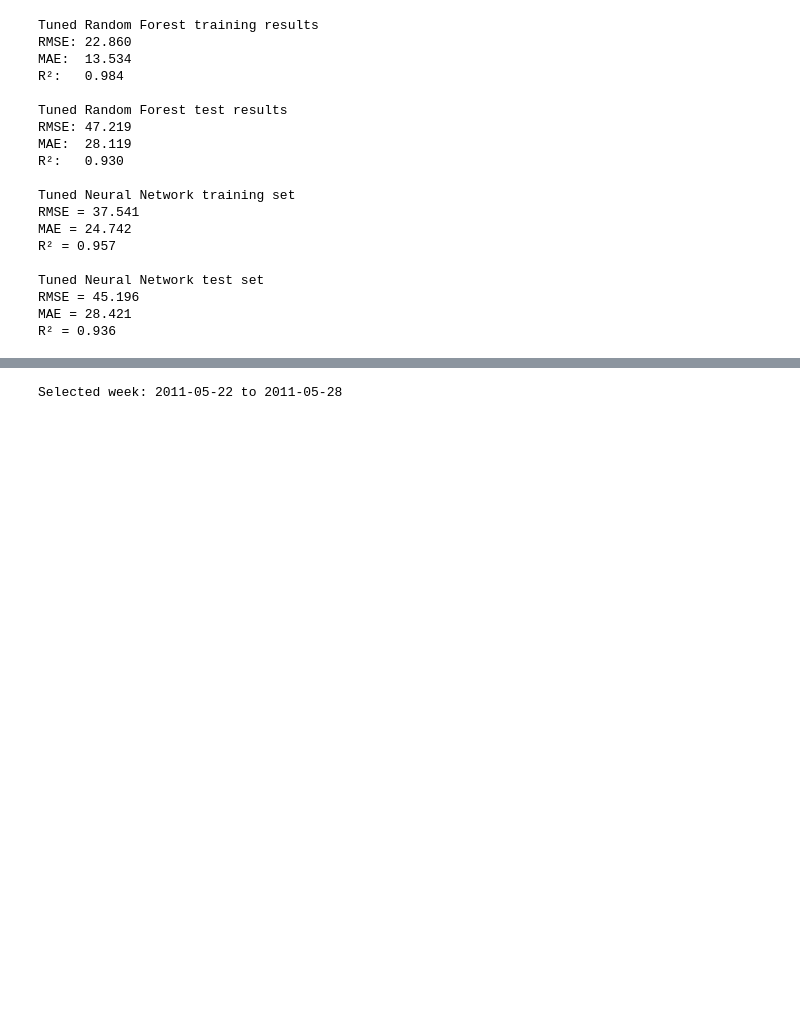
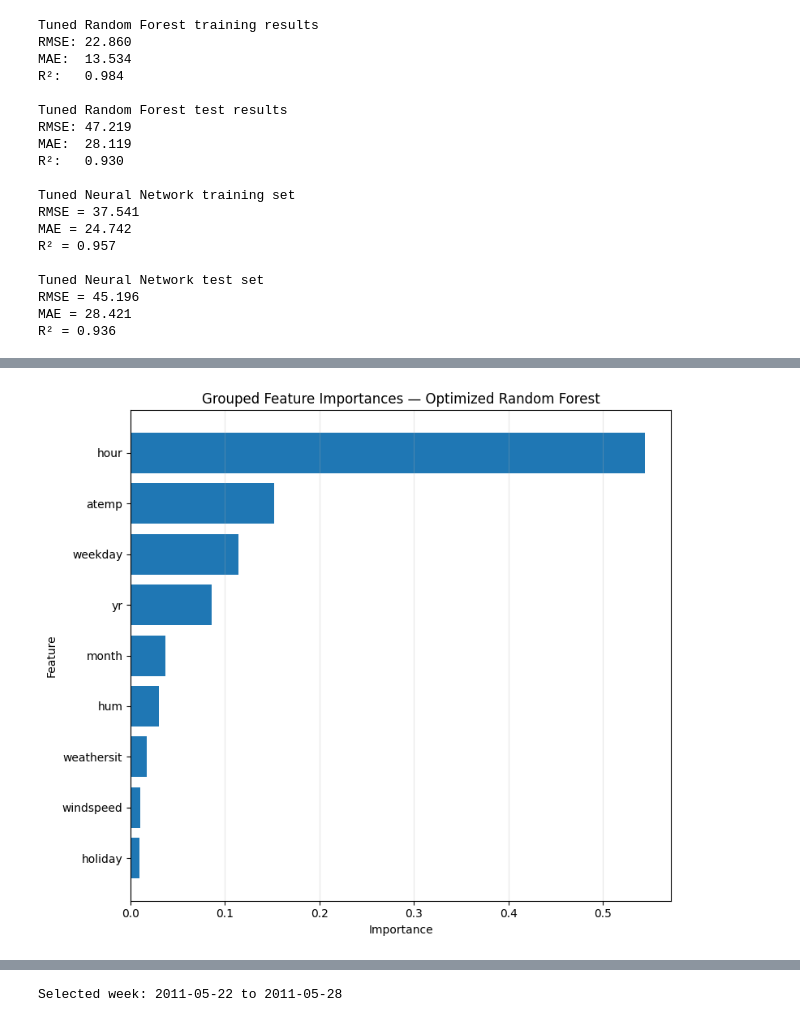
Before and after one commit to Haidewitzga/OML, a Jupyter notebook: 260713_exam/main.ipynb, the cells around one changed output, grey strips where cells are left out. Cells and saved outputs as stored; diff of their text form; code cells hidden in the pictures; blank space fills up the shorter version.

```diff
--- a/260713_exam/main.ipynb
+++ b/260713_exam/main.ipynb
@@ -1801,0 +1657,71 @@ plt.show()
+# %%
+# Random Forest feature importance
+feature_importance_df = pd.DataFrame({
+    "Feature": X.columns,
+    "Importance": best_rf_model.feature_importances_
+})
+
+# Define transformed feature groups
+feature_groups = {
+    "hour": ["hr_sin", "hr_cos"],
+    "month": ["mnth_sin", "mnth_cos"],
+    "weathersit": [
+        feature
+        for feature in X.columns
+        if feature.startswith("weathersit_")
+    ]
+}
+
+features_to_remove = [
+    transformed_feature
+    for transformed_features in feature_groups.values()
+    for transformed_feature in transformed_features
+]
+
+# Group Random Forest importances
+rf_combined_importances = {}
+
+for original_feature, transformed_features in feature_groups.items():
+    rf_combined_importances[original_feature] = (
+        feature_importance_df.loc[
+            feature_importance_df["Feature"].isin(transformed_features),
+            "Importance"
+        ].sum()
+    )
+
+grouped_feature_importance_df = feature_importance_df[
+    ~feature_importance_df["Feature"].isin(features_to_remove)
+].copy()
+
+rf_combined_rows = pd.DataFrame({
+    "Feature": list(rf_combined_importances.keys()),
+    "Importance": list(rf_combined_importances.values())
+})
+
+grouped_feature_importance_df = pd.concat(
+    [grouped_feature_importance_df, rf_combined_rows],
+    ignore_index=True
+)
+
+# Sort ascending
+rf_plot_df = grouped_feature_importance_df.sort_values(
+    "Importance",
+    ascending=True
+)
+
+plt.figure(figsize=(8, 7))
+
+plt.barh(
+    rf_plot_df["Feature"],
+    rf_plot_df["Importance"],
+)
+
+plt.xlabel("Importance")
+plt.ylabel("Feature")
+plt.title("Grouped Feature Importances — Optimized Random Forest")
+plt.grid(axis="x", alpha=0.3)
+
+plt.tight_layout()
+plt.show()
+# %% [output]
+[figure, added]
```
Also changed, not shown: parts of 7 cells of this notebook.
